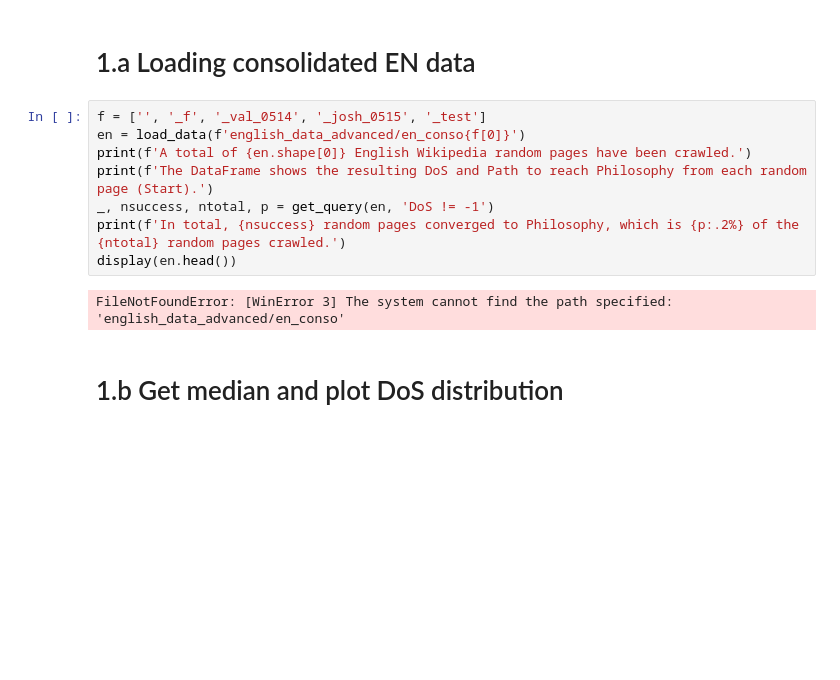
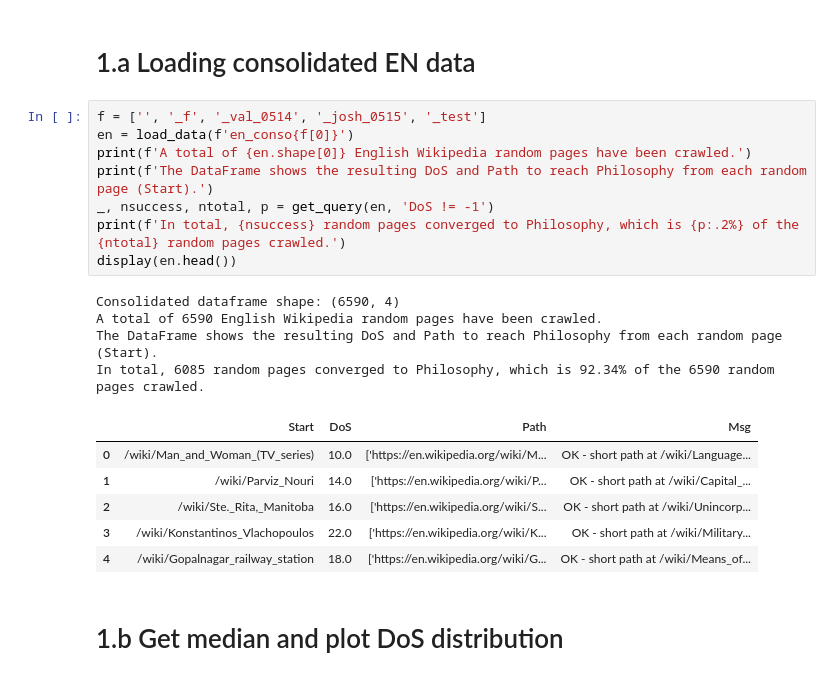
Before and after one commit to jrenzodorado/LT2_DMW_Lab, a Jupyter notebook: Advanced.ipynb, the cells around one changed output. Saved outputs shown, nothing was run; the diff lists cells and outputs as text; blank space fills up the shorter version.

```diff
--- a/Advanced.ipynb
+++ b/Advanced.ipynb
@@ -135,14 +135,23 @@ def get_mean(df):
 # 1.a  Loading consolidated EN data
 # %%
 f = ['', '_f', '_val_0514', '_josh_0515', '_test']
-en = load_data(f'english_data_advanced/en_conso{f[0]}')
+en = load_data(f'en_conso{f[0]}')
 print(f'A total of {en.shape[0]} English Wikipedia random pages have been crawled.')
 print(f'The DataFrame shows the resulting DoS and Path to reach Philosophy from each random page (Start).')
 _, nsuccess, ntotal, p = get_query(en, 'DoS != -1')
 print(f'In total, {nsuccess} random pages converged to Philosophy, which is {p:.2%} of the {ntotal} random pages crawled.')
 display(en.head())
 # %% [output]
-FileNotFoundError: [WinError 3] The system cannot find the path specified: 'english_data_advanced/en_conso'
+Consolidated dataframe shape: (6590, 4)
+A total of 6590 English Wikipedia random pages have been crawled.
+The DataFrame shows the resulting DoS and Path to reach Philosophy from each random page (Start).
+In total, 6085 random pages converged to Philosophy, which is 92.34% of the 6590 random pages crawled.
+|  | Start | DoS | Path | Msg |
+| 0 | /wiki/Man_and_Woman_(TV_series) | 10.0 | ['https://en.wikipedia.org/wiki/M... | OK - short path at /wiki/Language... |
+| 1 | /wiki/Parviz_Nouri | 14.0 | ['https://en.wikipedia.org/wiki/P... | OK - short path at /wiki/Capital_... |
+| 2 | /wiki/Ste._Rita,_Manitoba | 16.0 | ['https://en.wikipedia.org/wiki/S... | OK - short path at /wiki/Unincorp... |
+| 3 | /wiki/Konstantinos_Vlachopoulos | 22.0 | ['https://en.wikipedia.org/wiki/K... | OK - short path at /wiki/Military... |
+| 4 | /wiki/Gopalnagar_railway_station | 18.0 | ['https://en.wikipedia.org/wiki/G... | OK - short path at /wiki/Means_of... |
 # %% [markdown]
 # 1.b Get median and plot DoS distribution
 # %%
```
Also changed, not shown: parts of 14 cells of this notebook, 4 other files.
